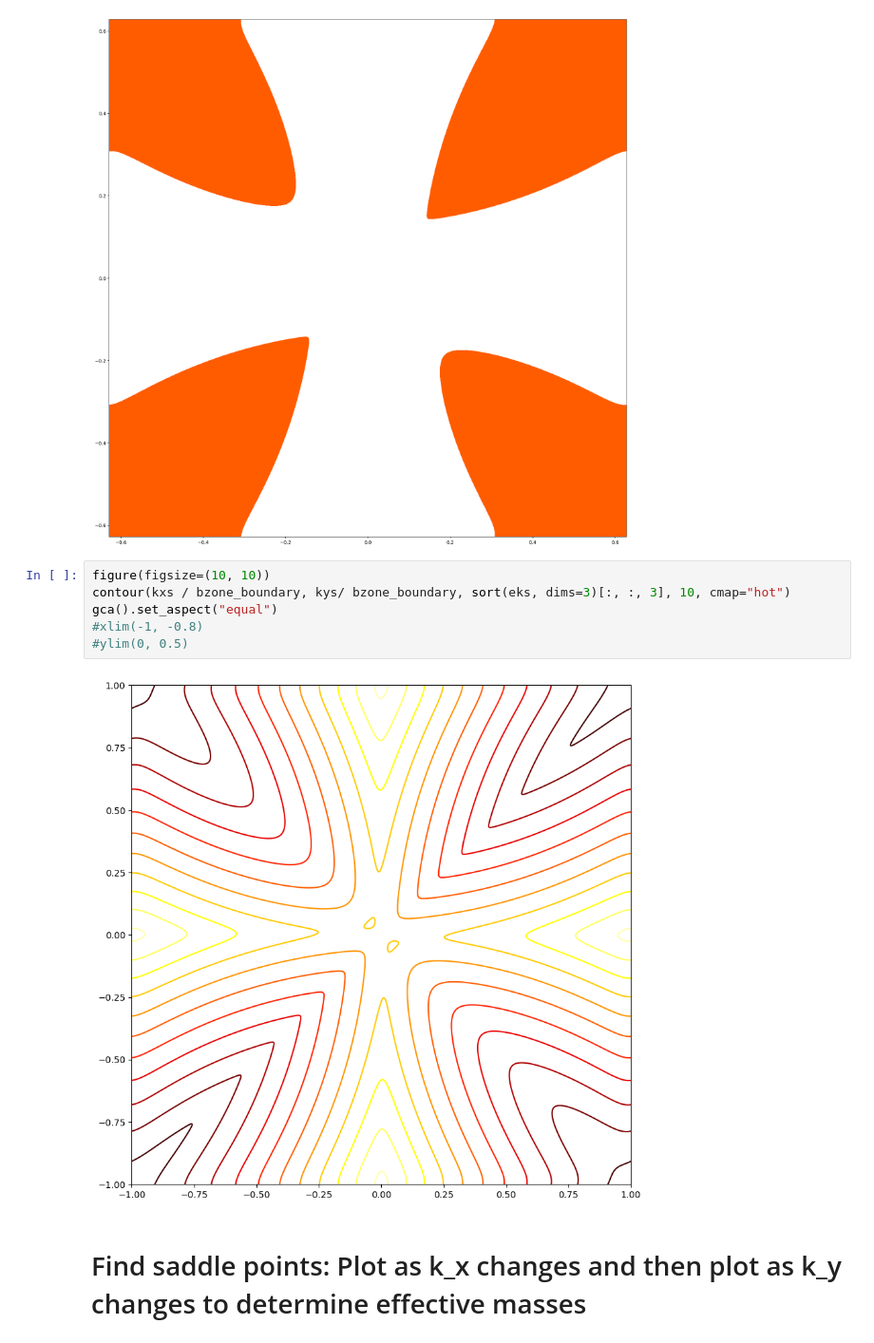
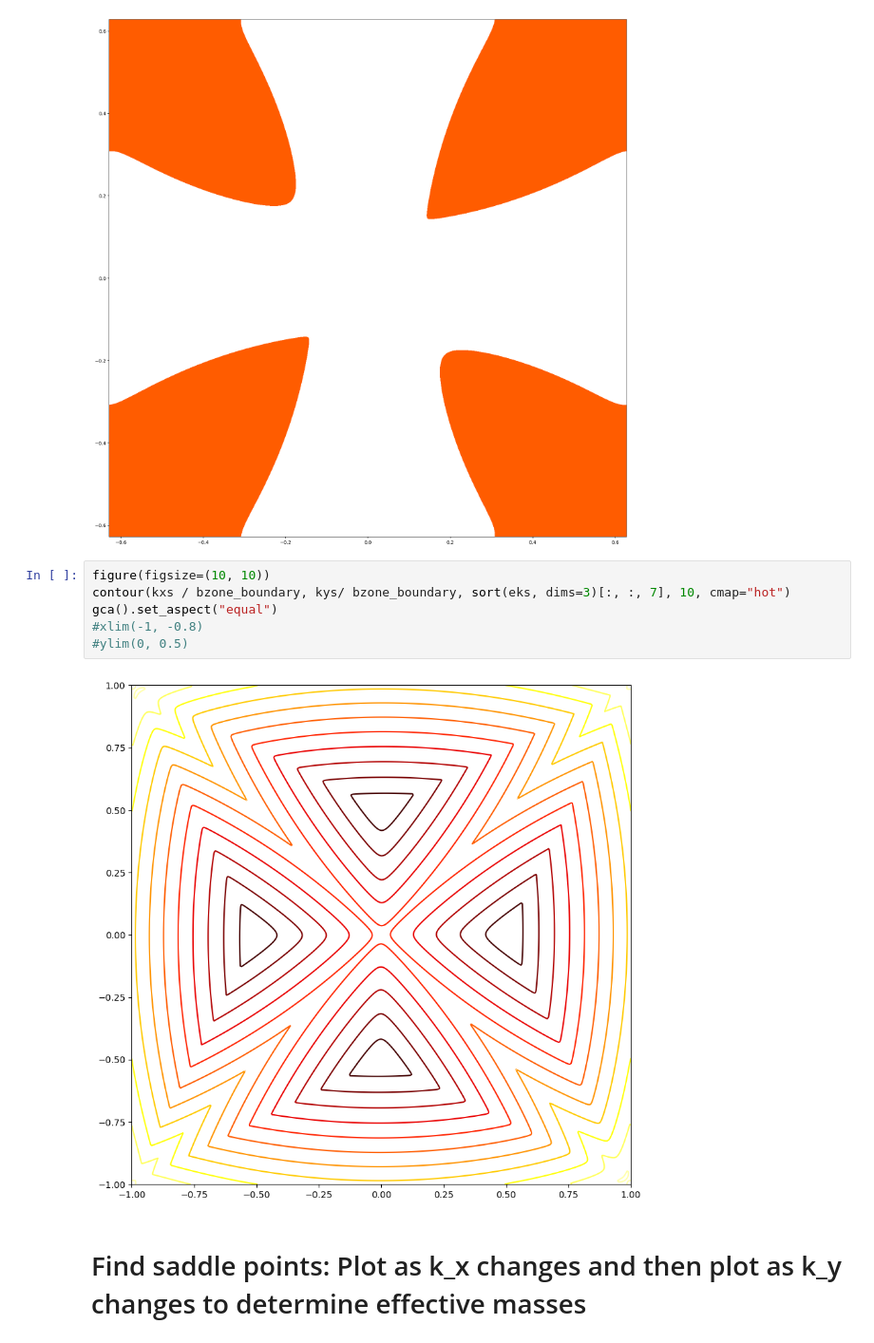
Before and after one commit to AliGhorashiCMT/8.511-Notes-and-Code, a Jupyter notebook: central_equation/Periodic Potentials.ipynb, the cells around one changed output. Shown at 95% size. Saved outputs shown, nothing was run; the diff lists cells and outputs as text.

```diff
--- a/central_equation/Periodic Potentials.ipynb
+++ b/central_equation/Periodic Potentials.ipynb
@@ -334,12 +358,12 @@ gca().set_aspect("equal")
 [figure]
 # %%
 figure(figsize=(10, 10))
-contour(kxs / bzone_boundary, kys/ bzone_boundary, sort(eks, dims=3)[:, :, 3], 10, cmap="hot")
+contour(kxs / bzone_boundary, kys/ bzone_boundary, sort(eks, dims=3)[:, :, 7], 10, cmap="hot")
 gca().set_aspect("equal")
 #xlim(-1, -0.8)
 #ylim(0, 0.5)
 # %% [output]
-[figure, old version]
+[figure, new version]
 # %% [markdown]
 # Find saddle points: Plot as k_x changes and then plot as k_y changes to determine effective masses
 # %%
```
Also changed, not shown: parts of 8 cells of this notebook.
